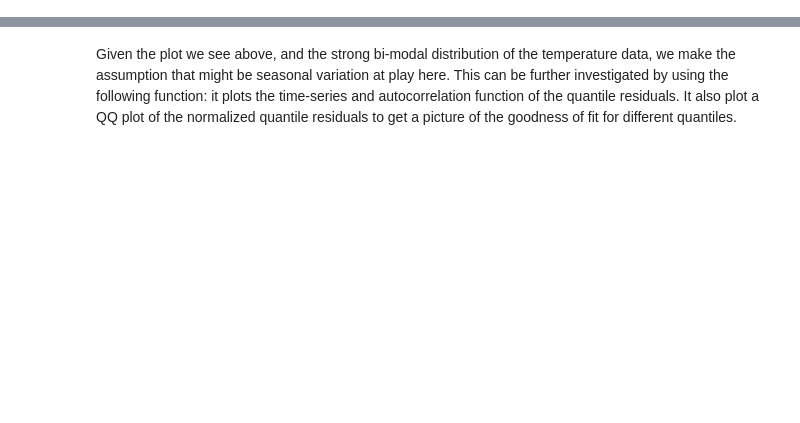
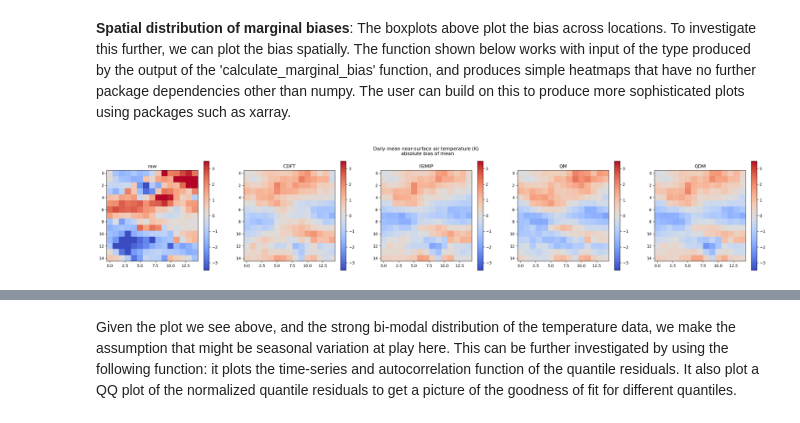
Before and after one commit to ecmwf-projects/ibicus, a Jupyter notebook: notebooks/03 Evaluation.ipynb, the cells around one changed output, grey strips where cells are left out. Drawn from its saved outputs; the diff is of its cells as text; code cells hidden in the pictures; blank space fills up the shorter version.

```diff
--- a/notebooks/03 Evaluation.ipynb
+++ b/notebooks/03 Evaluation.ipynb
@@ -114,0 +193,6 @@ assumptions.plot_aic(variable = 'tas', aic_values = tas_obs_aic)
+# %% [markdown]
+**Spatial distribution of marginal biases**: The boxplots above plot the bias across locations. To investigate this further, we can plot the bias spatially. The function shown below works with input of the type produced by the output of the 'calculate_marginal_bias' function, and produces simple heatmaps that have no further package dependencies other than numpy. The user can build on this to produce more sophisticated plots using packages such as xarray.
+# %%
+tas_bias_map_mean = marginal.plot_bias_spatial(variable = 'tas', metric = '0.05 qn', bias_df = tas_marginal_bias_data)
+# %% [output]
+[figure, added]
```
Also changed, not shown: parts of 136 cells of this notebook.
